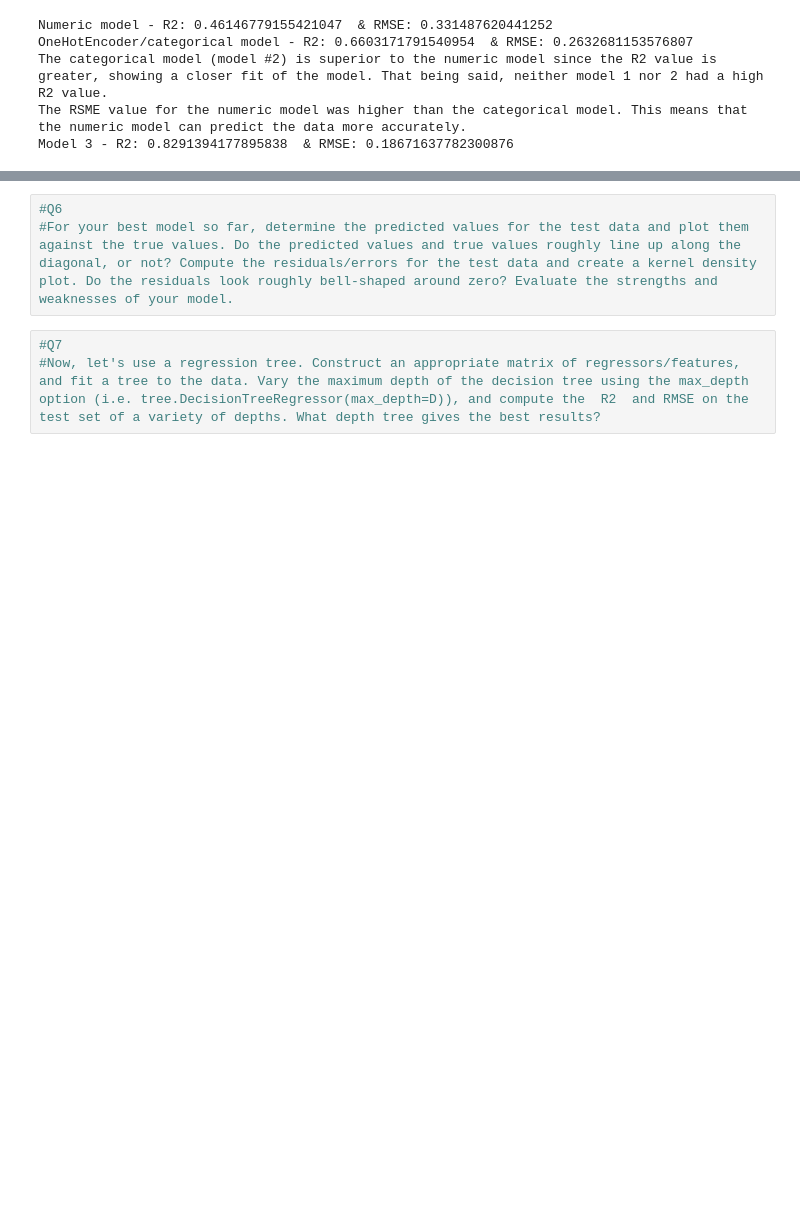
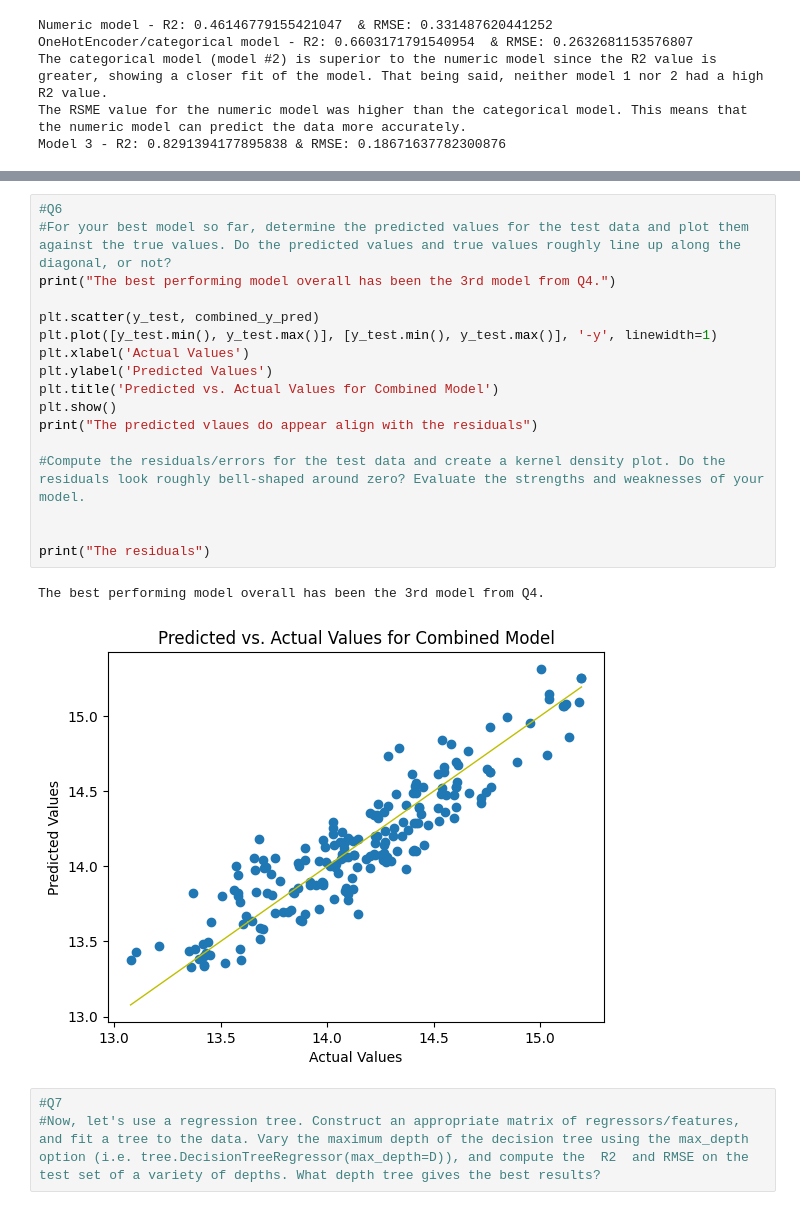
Before and after one commit to das3jk/assignment4, a Jupyter notebook: assignment4.ipynb, the cells around one changed output, grey strips where cells are left out. Cells and saved outputs as stored; diff of their text form; blank space fills up the shorter version.

```diff
--- a/assignment4.ipynb
+++ b/assignment4.ipynb
@@ -211,6 +268,23 @@ Model 3 - R2: 0.8291394177895838  & RMSE: 0.18671637782300876
 # %%
 #Q6
-#For your best model so far, determine the predicted values for the test data and plot them against the true values. Do the predicted values and true values roughly line up along the diagonal, or not? Compute the residuals/errors for the test data and create a kernel density plot. Do the residuals look roughly bell-shaped around zero? Evaluate the strengths and weaknesses of your model.
+#For your best model so far, determine the predicted values for the test data and plot them against the true values. Do the predicted values and true values roughly line up along the diagonal, or not?
+print("The best performing model overall has been the 3rd model from Q4.")
+
+plt.scatter(y_test, combined_y_pred)
+plt.plot([y_test.min(), y_test.max()], [y_test.min(), y_test.max()], '-y', linewidth=1)
+plt.xlabel('Actual Values')
+plt.ylabel('Predicted Values')
+plt.title('Predicted vs. Actual Values for Combined Model')
+plt.show()
+print("The predicted vlaues do appear align with the residuals")
+
+#Compute the residuals/errors for the test data and create a kernel density plot. Do the residuals look roughly bell-shaped around zero? Evaluate the strengths and weaknesses of your model.
+
+
+print("The residuals")
+# %% [output]
+The best performing model overall has been the 3rd model from Q4.
+[figure, added]
 # %%
 #Q7
 #Now, let's use a regression tree. Construct an appropriate matrix of regressors/features, and fit a tree to the data. Vary the maximum depth of the decision tree using the max_depth option (i.e. tree.DecisionTreeRegressor(max_depth=D)), and compute the  R2  and RMSE on the test set of a variety of depths. What depth tree gives the best results?
```
Also changed, not shown: parts of 2 cells of this notebook.
